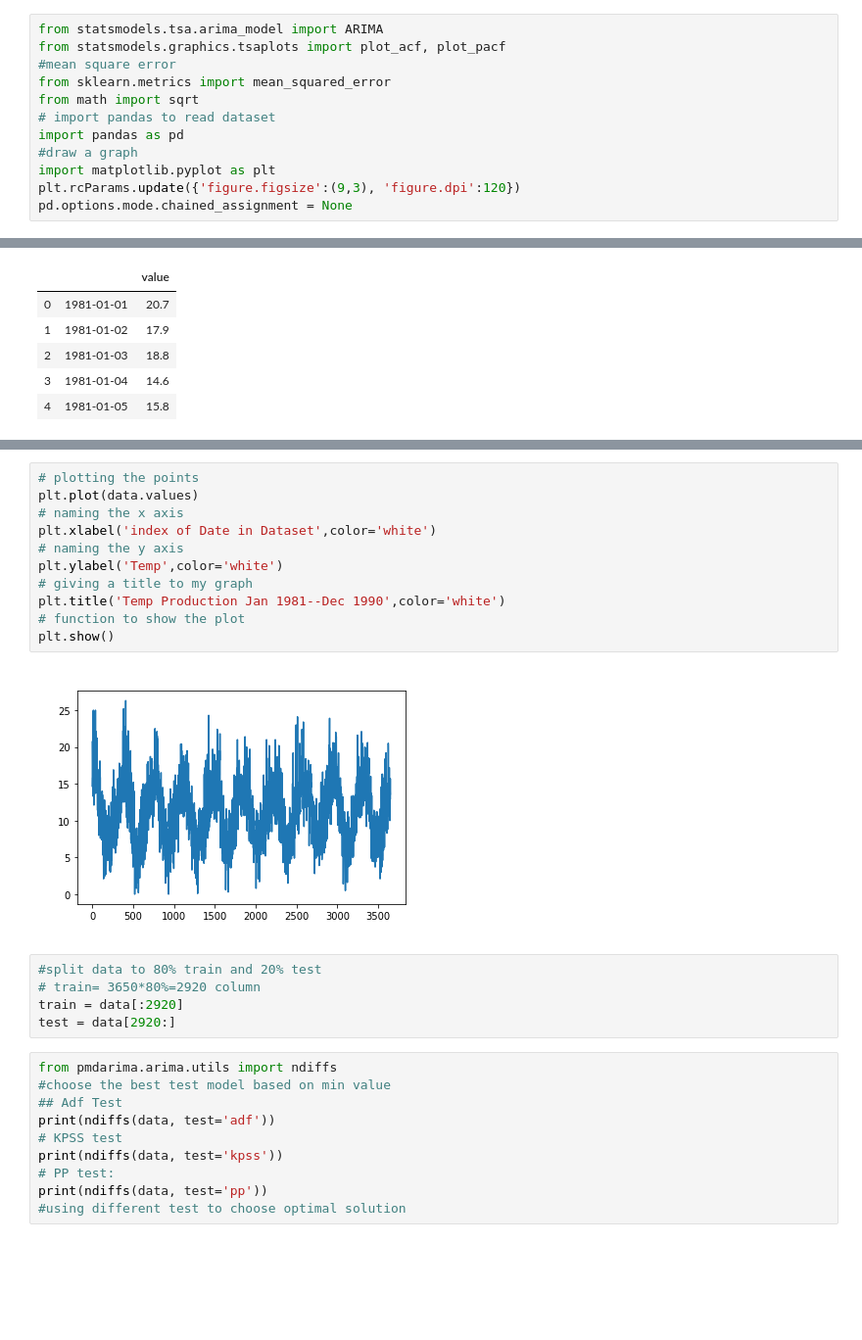
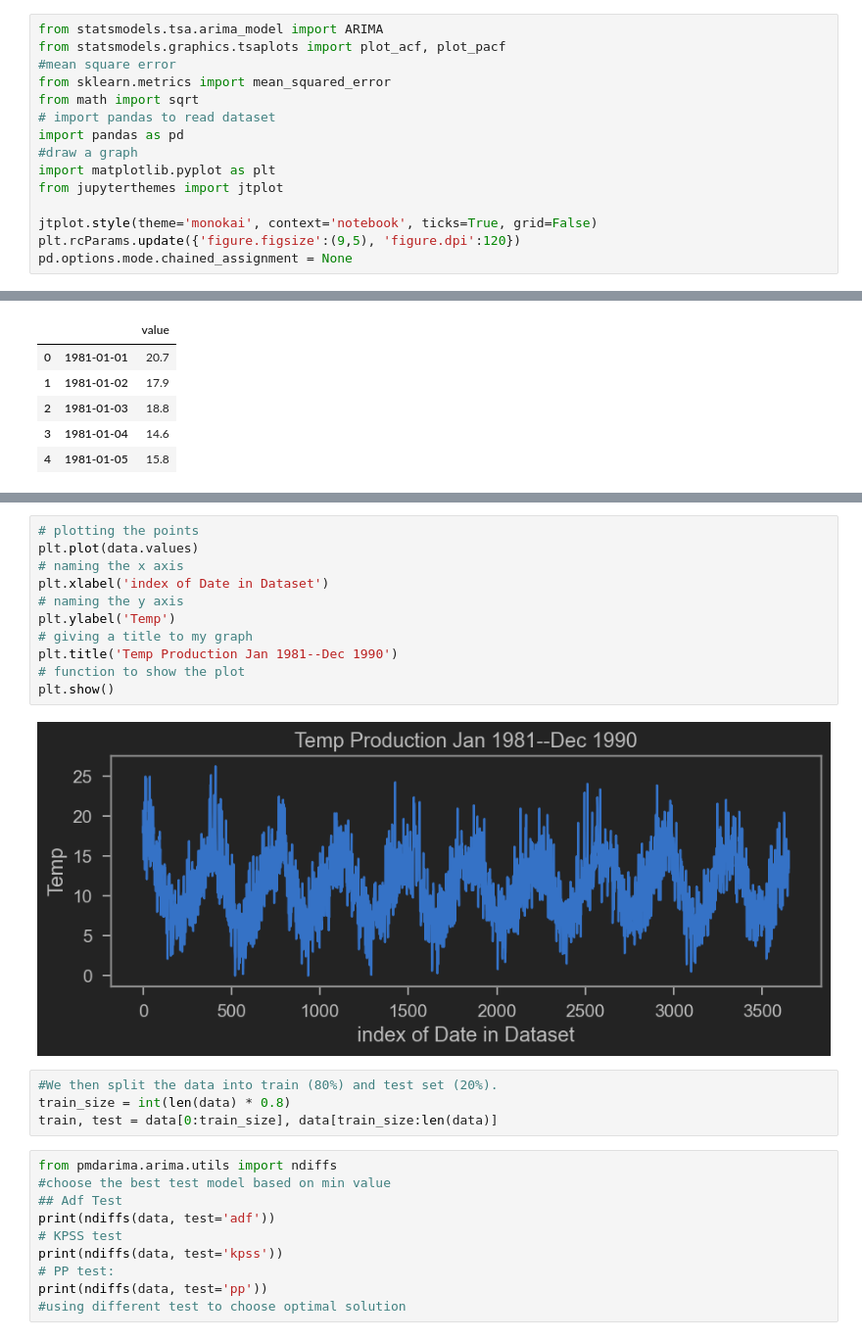
Before and after one commit to mustafa231/EGSA, a Jupyter notebook: ARIMA/ARIMA_Model1.ipynb, the cells around one changed output, grey strips where cells are left out. Shown at 98% size. Cells and saved outputs as stored; diff of their text form; blank space fills up the shorter version.

```diff
--- a/ARIMA/ARIMA_Model1.ipynb
+++ b/ARIMA/ARIMA_Model1.ipynb
@@ -8,7 +8,10 @@ from math import sqrt
 import pandas as pd
 #draw a graph
 import matplotlib.pyplot as plt
-plt.rcParams.update({'figure.figsize':(9,3), 'figure.dpi':120})
+from jupyterthemes import jtplot
+
+jtplot.style(theme='monokai', context='notebook', ticks=True, grid=False)
+plt.rcParams.update({'figure.figsize':(9,5), 'figure.dpi':120})
 pd.options.mode.chained_assignment = None
 # %%
 data = pd.read_csv('Dataset1_Cleaned.csv',names=['value'],header=0)
@@ -32,21 +37,20 @@ memory usage: 99.8+ KB
 # %%
 # plotting the points
 plt.plot(data.values)
 # naming the x axis
-plt.xlabel('index of Date in Dataset',color='white')
+plt.xlabel('index of Date in Dataset')
 # naming the y axis
-plt.ylabel('Temp',color='white')
+plt.ylabel('Temp')
 # giving a title to my graph
-plt.title('Temp Production Jan 1981--Dec 1990',color='white')
+plt.title('Temp Production Jan 1981--Dec 1990')
 # function to show the plot
 plt.show()
 # %% [output]
-[figure, old version]
+[figure, new version]
-# %%
-#split data to 80% train and 20% test
-# train= 3650*80%=2920 column
-train = data[:2920]
-test = data[2920:]
+# %%
+#We then split the data into train (80%) and test set (20%).
+train_size = int(len(data) * 0.8)
+train, test = data[0:train_size], data[train_size:len(data)]
 # %%
 from pmdarima.arima.utils import ndiffs
 #choose the best test model based on min value
```
Also changed, not shown: parts of 8 cells of this notebook, 3 other files.
